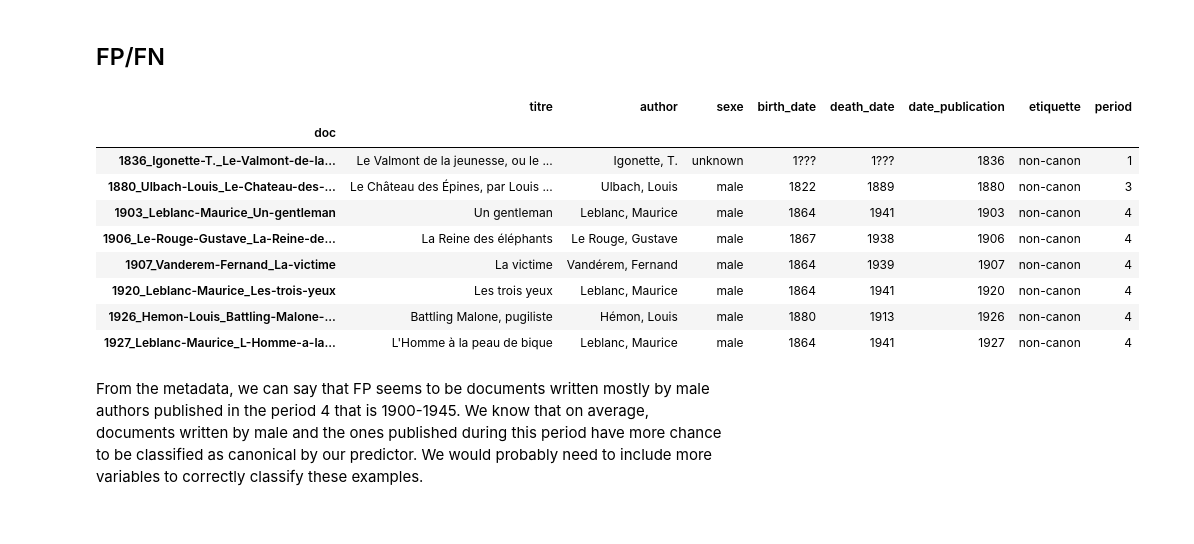
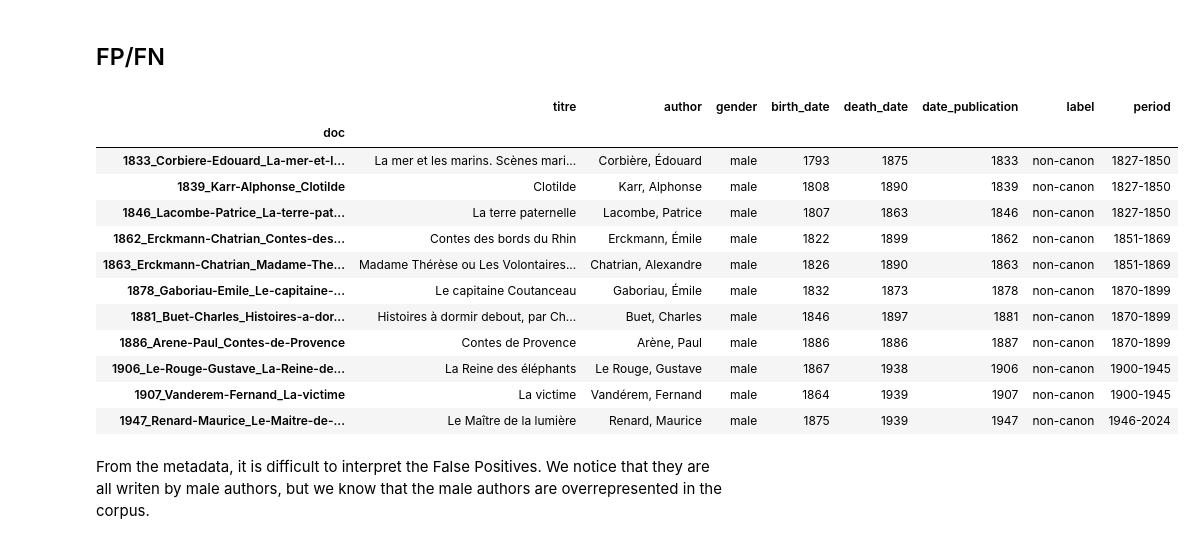
Before and after one commit to Malichot/PyMotifs, a Jupyter notebook: notebooks/2_Predict_Canon.ipynb, the cells around one changed output. Cells and saved outputs as stored; diff of their text form; code cells hidden in the pictures.

```diff
--- a/notebooks/2_Predict_Canon.ipynb
+++ b/notebooks/2_Predict_Canon.ipynb
@@ -172,0 +211,26 @@ NameError: name 'sparsity' is not defined
+# %%
+from sklearn.preprocessing import Normalizer
+
+normalizer = Normalizer(norm="l2")
+selected_train_tfidf = pd.DataFrame(
+    normalizer.fit_transform(selected_train_tfidf),
+    columns=tokens,
+    index=train_tfidf.index,
+)
+selected_test_tfidf = pd.DataFrame(
+    normalizer.transform(selected_test_tfidf),
+    columns=tokens,
+    index=test_tfidf.index,
+)
+
+x = []
+for _ in range(100):
+    i = np.random.randint(len(tokens))
+    x.append(i)
+    plt.hist(selected_train_tfidf.values[:, i],
+             bins=50, alpha=0.5)
+plt.show()
+for i in range(100):
+    plt.hist(selected_test_tfidf.values[:, x[i]],
+             bins=50, alpha=0.5)
+plt.show()
@@ -193,0 +244,11 @@ print(train_x.shape, test_x.shape)
+# %%
+encoded_cat, encoder = metadata.encode_categories()
+# Remove gender variable (included in the author) (mostly)
+encoded_cat.drop(["female", "male"], axis=1, inplace=True)
+
+train_x = encoded_cat.loc[train_tfidf.index]
+test_x = encoded_cat.loc[test_tfidf.index]
+
+train_x = pd.concat([train_x, selected_train_tfidf], axis=1)
+test_x = pd.concat([test_x, selected_test_tfidf], axis=1)
+print(train_x.shape, test_x.shape)
@@ -214,9 +280,8 @@ plt.show()
 # %% [markdown]
 # Target variable
 # %%
-target = (data["etiquette"] == "canon").astype(int)
-train_y = target.loc[train_tfidf.index].astype(int)
-test_y = target.loc[test_tfidf.index].astype(int)
+train_y = metadata.data.loc[train_tfidf.index, "label"].cat.codes
+test_y = metadata.data.loc[test_tfidf.index, "label"].cat.codes
 # %% [markdown]
 # Fit the model
 # %%
@@ -358,18 +412,21 @@ plt.show()
 # %%
 fp = test_y.index[(test_y_pred==1) & (test_y==0)]
 fn = test_y.index[(test_y_pred==0) & (test_y==1)]
-data.loc[fp]
+metadata.data.loc[fp]
 # %% [output]
-|  | titre | author | sexe | birth_date | death_date | date_publication | etiquette | period |
+|  | titre | author | gender | birth_date | death_date | date_publication | label | period |
 | doc |  |  |  |  |  |  |  |  |
-| 1836_Igonette-T._Le-Valmont-de-la... | Le Valmont de la jeunesse, ou le ... | Igonette, T. | unknown | 1??? | 1??? | 1836 | non-canon | 1 |
-| 1880_Ulbach-Louis_Le-Chateau-des-... | Le Château des Épines, par Louis ... | Ulbach, Louis | male | 1822 | 1889 | 1880 | non-canon | 3 |
-| 1903_Leblanc-Maurice_Un-gentleman | Un gentleman | Leblanc, Maurice | male | 1864 | 1941 | 1903 | non-canon | 4 |
-| 1906_Le-Rouge-Gustave_La-Reine-de... | La Reine des éléphants | Le Rouge, Gustave | male | 1867 | 1938 | 1906 | non-canon | 4 |
-| 1907_Vanderem-Fernand_La-victime | La victime | Vandérem, Fernand | male | 1864 | 1939 | 1907 | non-canon | 4 |
-| 1920_Leblanc-Maurice_Les-trois-yeux | Les trois yeux | Leblanc, Maurice | male | 1864 | 1941 | 1920 | non-canon | 4 |
-| 1926_Hemon-Louis_Battling-Malone-... | Battling Malone, pugiliste | Hémon, Louis | male | 1880 | 1913 | 1926 | non-canon | 4 |
-| 1927_Leblanc-Maurice_L-Homme-a-la... | L'Homme à la peau de bique | Leblanc, Maurice | male | 1864 | 1941 | 1927 | non-canon | 4 |
+| 1833_Corbiere-Edouard_La-mer-et-l... | La mer et les marins. Scènes mari... | Corbière, Édouard | male | 1793 | 1875 | 1833 | non-canon | 1827-1850 |
+| 1839_Karr-Alphonse_Clotilde | Clotilde | Karr, Alphonse | male | 1808 | 1890 | 1839 | non-canon | 1827-1850 |
+| 1846_Lacombe-Patrice_La-terre-pat... | La terre paternelle | Lacombe, Patrice | male | 1807 | 1863 | 1846 | non-canon | 1827-1850 |
+| 1862_Erckmann-Chatrian_Contes-des... | Contes des bords du Rhin | Erckmann, Émile | male | 1822 | 1899 | 1862 | non-canon | 1851-1869 |
+| 1863_Erckmann-Chatrian_Madame-The... | Madame Thérèse ou Les Volontaires... | Chatrian, Alexandre | male | 1826 | 1890 | 1863 | non-canon | 1851-1869 |
+| 1878_Gaboriau-Emile_Le-capitaine-... | Le capitaine Coutanceau | Gaboriau, Émile | male | 1832 | 1873 | 1878 | non-canon | 1870-1899 |
+| 1881_Buet-Charles_Histoires-a-dor... | Histoires à dormir debout, par Ch... | Buet, Charles | male | 1846 | 1897 | 1881 | non-canon | 1870-1899 |
+| 1886_Arene-Paul_Contes-de-Provence | Contes de Provence | Arène, Paul | male | 1886 | 1886 | 1887 | non-canon | 1870-1899 |
+| 1906_Le-Rouge-Gustave_La-Reine-de... | La Reine des éléphants | Le Rouge, Gustave | male | 1867 | 1938 | 1906 | non-canon | 1900-1945 |
+| 1907_Vanderem-Fernand_La-victime | La victime | Vandérem, Fernand | male | 1864 | 1939 | 1907 | non-canon | 1900-1945 |
+| 1947_Renard-Maurice_Le-Maitre-de-... | Le Maître de la lumière | Renard, Maurice | male | 1875 | 1939 | 1947 | non-canon | 1946-2024 |
 # %% [markdown]
-From the metadata, we can say that FP seems to be documents written mostly by male authors published in the period 4 that is 1900-1945. We know that on average, documents written by male and the ones published during this period have more chance to be classified as canonical by our predictor. We would probably need to include more variables to correctly classify these examples.
+From the metadata, it is difficult to interpret the False Positives. We notice that they are all writen by male authors, but we know that the male authors are overrepresented in the corpus.
 # %%
```
Also changed, not shown: parts of 40 cells of this notebook, 3 other files.
